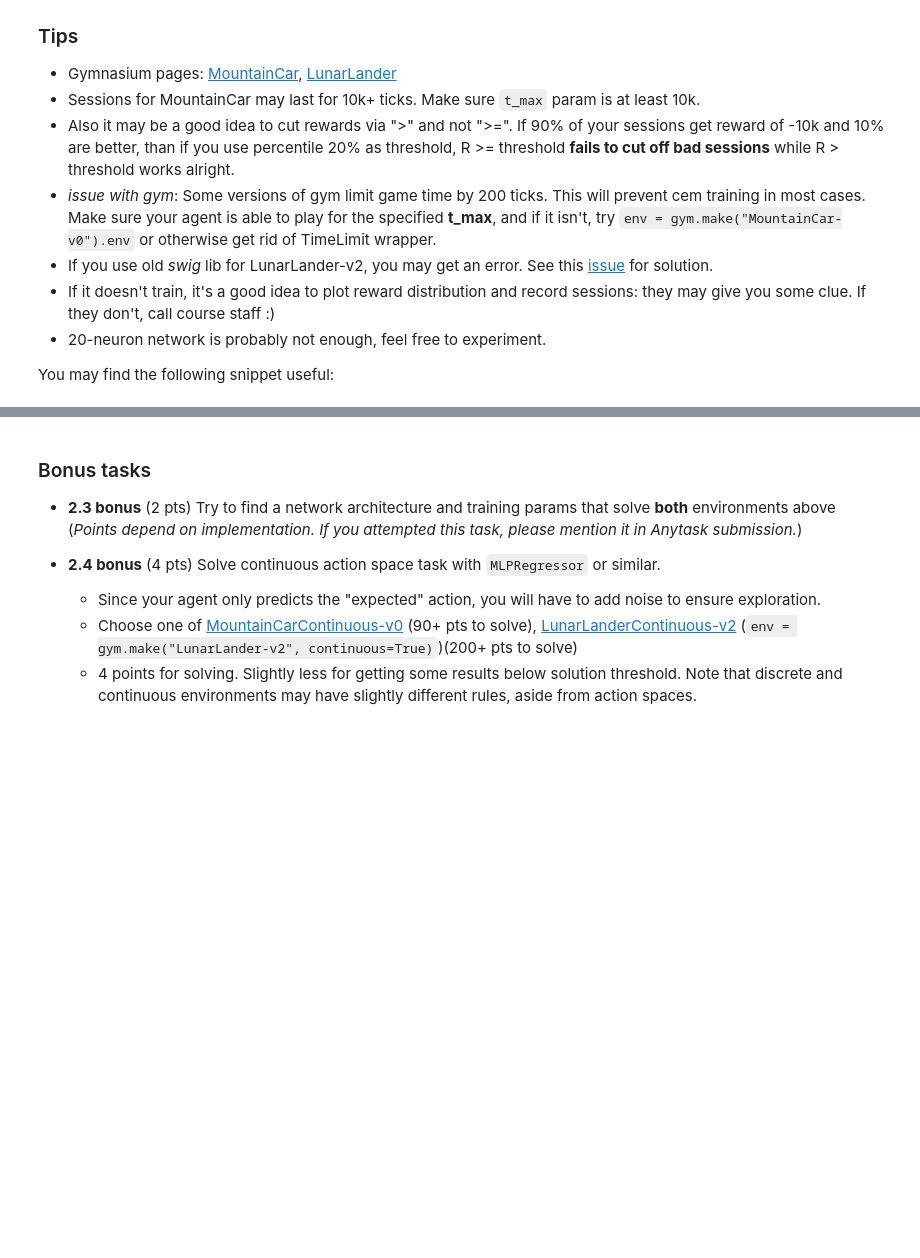
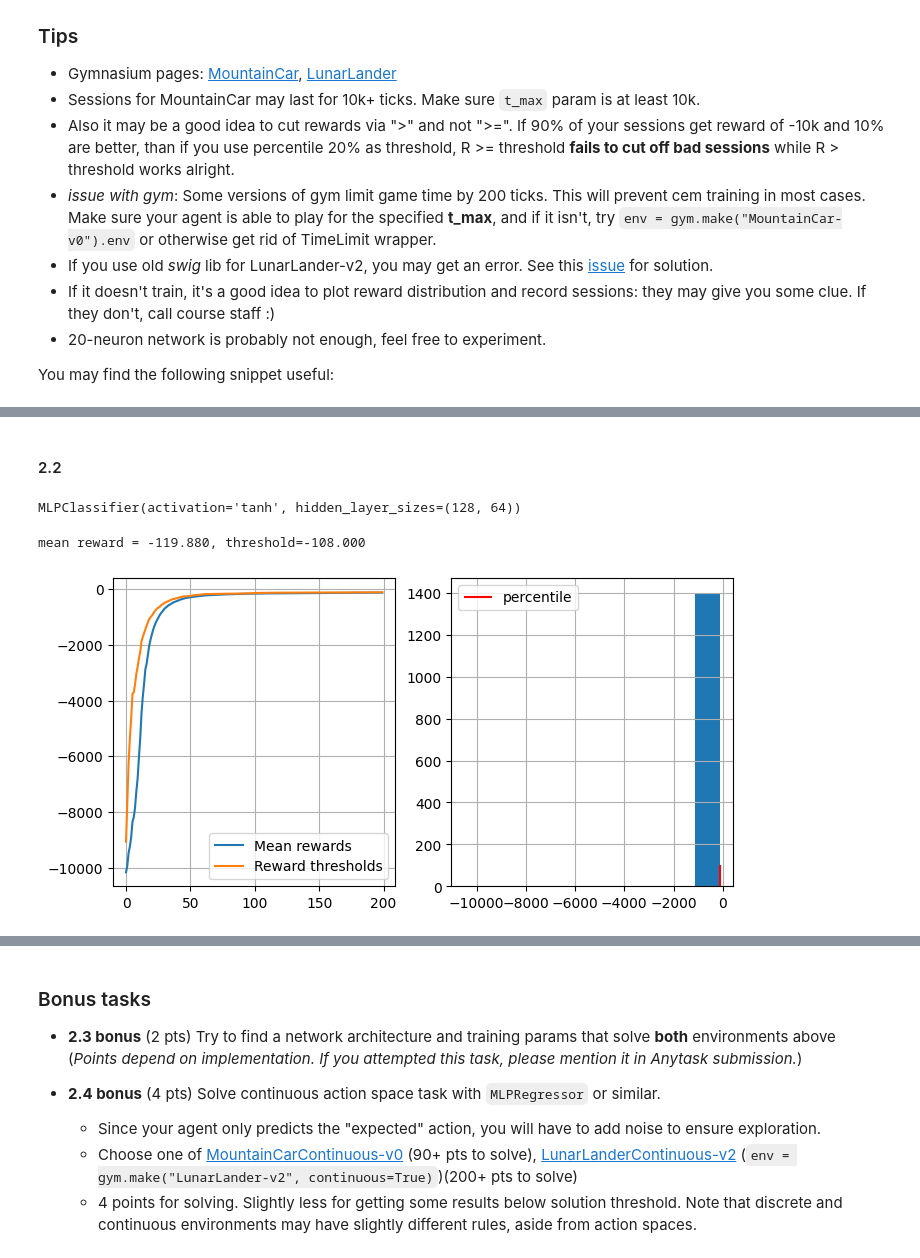
Before and after one commit to xaeliudzyh/ysda_Practical_RL, a Jupyter notebook: week01_intro/deep_crossentropy_method.ipynb, the cells around one changed output, grey strips where cells are left out. Saved outputs shown, nothing was run; the diff lists cells and outputs as text; code cells hidden in the pictures; blank space fills up the shorter version.

```diff
--- a/week01_intro/deep_crossentropy_method.ipynb
+++ b/week01_intro/deep_crossentropy_method.ipynb
@@ -346,0 +561,2 @@ You may find the following snippet useful:
+# %% [markdown]
+#### 2.2
@@ -346,0 +603,44 @@ You may find the following snippet useful:
+# %%
+env.reset()
+n_actions = env.action_space.n
+state_dim = env.observation_space.shape[0]
+agent = MLPClassifier(
+    hidden_layer_sizes=(128, 64),
+    activation="tanh",
+)
+
+agent.partial_fit([env.reset()[0]] * n_actions, range(n_actions), classes = range(n_actions))
+# %% [output]
+MLPClassifier(activation='tanh', hidden_layer_sizes=(128, 64))
+# %%
+from joblib import Parallel, delayed
+
+
+n_sessions = 350
+percentile = 85
+log = []
+sess_buf = []
+
+for i in range(200):
+    # generate new sessions
+    sessions = Parallel(n_jobs = -1)(delayed(generate_session)(agent, t_max = 11000) for _ in range(n_sessions))
+    #sessions = [delayed(generate_session)(env, agent, t_max = 11000) for _ in range(n_sessions)]
+    sess_buf.extend(sessions)
+    if i>3:
+        sess_buf = sess_buf[-n_sessions*4:]
+    states_batch, actions_batch, rewards_batch = zip(*sess_buf)
+
+    elite_states, elite_actions = select_elites(states_batch, actions_batch, rewards_batch)
+
+    #<YOUR CODE: partial_fit agent to predict elite_actions(y) from elite_states(X)>
+    agent.partial_fit(elite_states, elite_actions)
+
+    show_progress(
+        rewards_batch, log, percentile, reward_range=[-10500, np.max(rewards_batch)]
+    )
+
+    if np.mean(rewards_batch) > -100:
+        print("You Win! You may stop training now via KeyboardInterrupt.")
+# %% [output]
+mean reward = -119.880, threshold=-108.000
+[figure, added]
```
Also changed, not shown: parts of 20 cells of this notebook, 2 other files.
